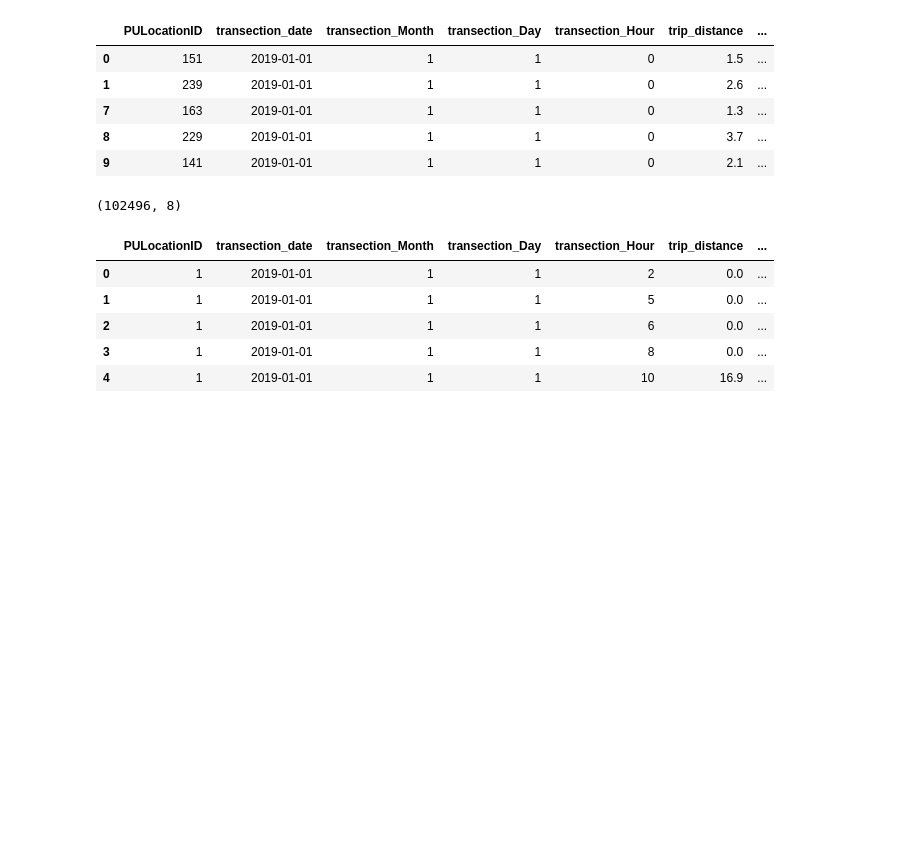
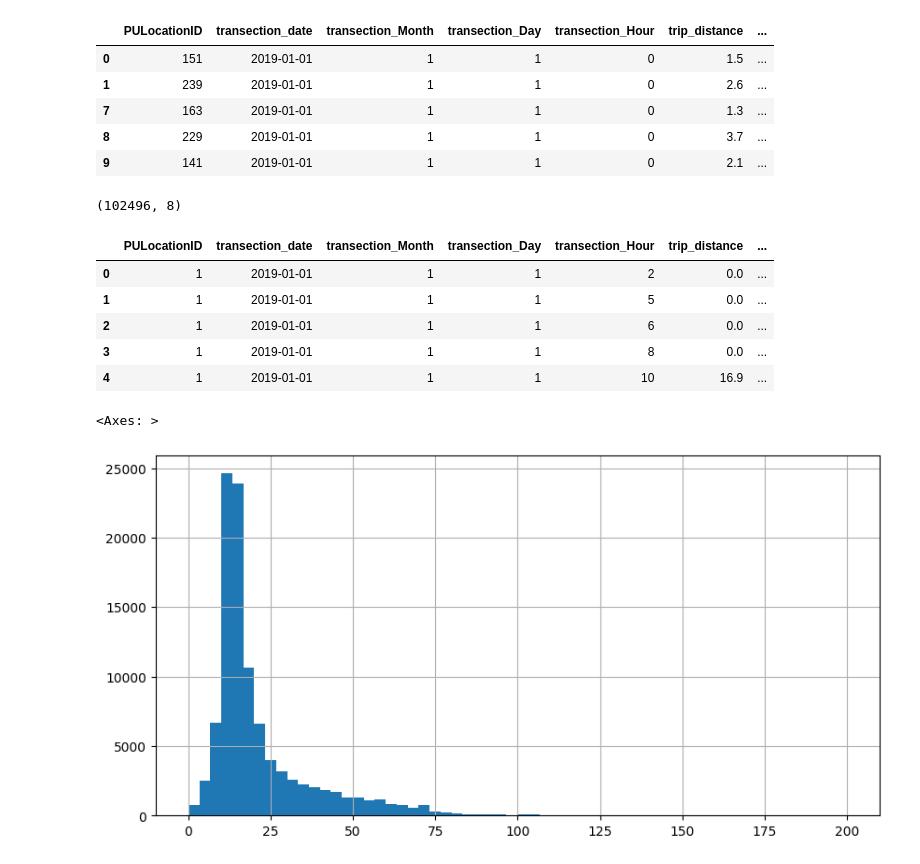
Before and after one commit to umerghafoor/TLC-Trip-Record-Data-Analysis, a Jupyter notebook: main.ipynb, the cells around one changed output. Cells and saved outputs as stored; diff of their text form; code cells hidden in the pictures; blank space fills up the shorter version.

```diff
--- a/main.ipynb
+++ b/main.ipynb
@@ -297,4 +297,7 @@ taxi_grouped_by_region.head()
 | 3 | 1 | 2019-01-01 | 1 | 1 | 8 | 0.0 | ... |
 | 4 | 1 | 2019-01-01 | 1 | 1 | 10 | 16.9 | ... |
 # %%
-aoifnoifnoieanf
+taxi_grouped_by_region['total_amount'].hist(bins=60, figsize=(10,5))
+# %% [output]
+<Axes: >
+[figure, added]
```
Also changed, not shown: parts of 51 cells of this notebook.
